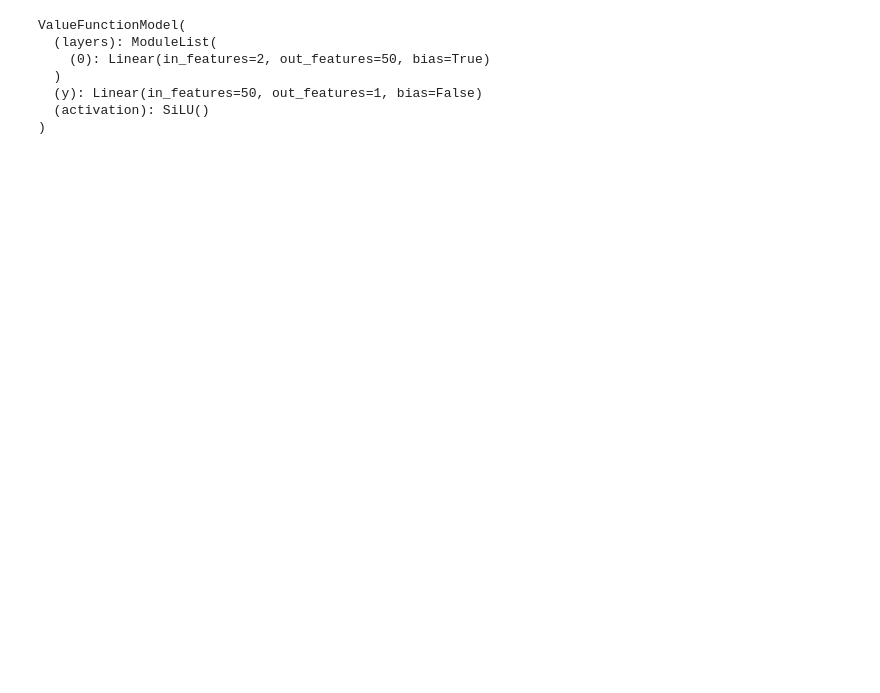
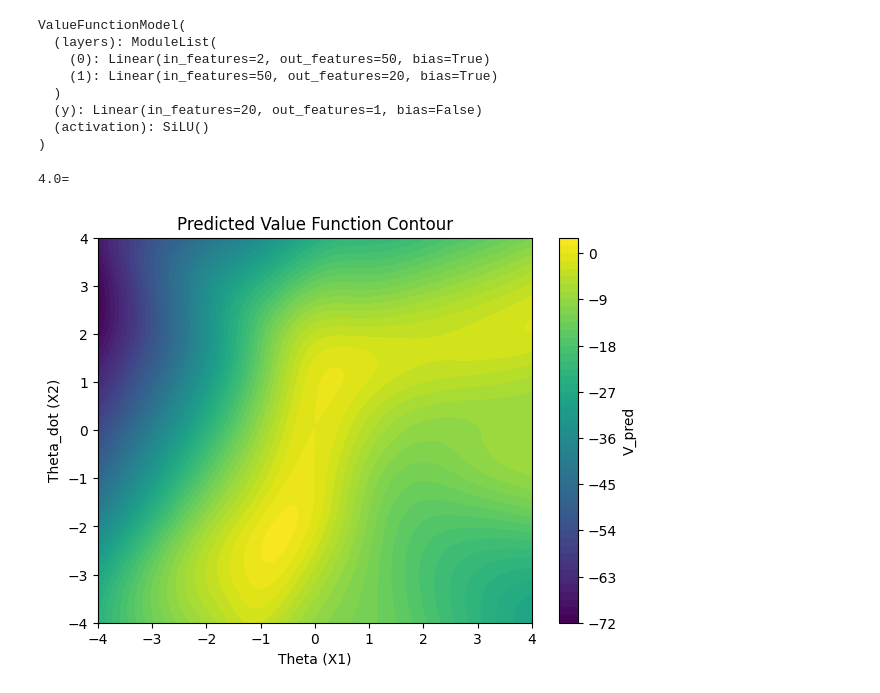
Before and after one commit to suraj1102/Optimal-Control-Problem, a Jupyter notebook: plots.ipynb, the cells around one changed output. Saved outputs shown, nothing was run; the diff lists cells and outputs as text; code cells hidden in the pictures; blank space fills up the shorter version.

```diff
--- a/plots.ipynb
+++ b/plots.ipynb
@@ -5,15 +6,16 @@ from hparams import hparams
 import numpy as np
 # %%
 device = torch.device("cuda" if torch.cuda.is_available() else "mps" if torch.backends.mps.is_available() else "cpu")
-model = ValueFunctionModel(in_dim=2, out_dim=1, hparams=hparams).to(device)
-model.load_state_dict(torch.load("models\inverted-pendulum_xtfc-unfreeze_[50]_SiLU.pt", map_location=device))
+model = ValueFunctionModel(in_dim=2, out_dim=1, hparams={**hparams, 'hidden_units': [50, 20]}).to(device)
+model.load_state_dict(torch.load("models/inverted-pendulum_xtfc_[50, 20]_SiLU.pt", map_location=device))
 model.eval()
 # %% [output]
 ValueFunctionModel(
   (layers): ModuleList(
     (0): Linear(in_features=2, out_features=50, bias=True)
+    (1): Linear(in_features=50, out_features=20, bias=True)
   )
-  (y): Linear(in_features=50, out_features=1, bias=False)
+  (y): Linear(in_features=20, out_features=1, bias=False)
   (activation): SiLU()
 )
 # %%
@@ -58,6 +60,41 @@ class PendulumState:
         self.theta_dot = self.theta_dot + theta_dot_dot * dt
         self.control_input = u
         self.time += dt
+# %%
+V_exact = None
+new_hparams = hparams.copy()
+new_hparams['input_range'] = [-4, 4]
+
+nx = 400
+x1 = np.linspace(-4, 4, nx)
+x2 = np.linspace(-4, 4, nx)
+X1, X2 = np.meshgrid(x1, x2)
+X = np.vstack([X1.ravel(), X2.ravel()]).T
+X_tensor = torch.tensor(X, dtype=torch.float32, device=device)
+
+with torch.no_grad():  # NO gradients needed
+    x_bc = torch.tensor([[0.0, 0.0]], dtype=torch.float32, device=device)
+    v_bc = torch.tensor([[0.0]], dtype=torch.float32, device=device)
+    g = model(X_tensor).cpu().numpy().reshape(nx, nx)
+    # convert tensor boundary predictions to numpy scalars for broadcasting with g
+    g_0 = model(x_bc).cpu().numpy().squeeze()
+    v_bc_val = v_bc.cpu().numpy().squeeze()
+    V_pred = g + v_bc_val - g_0
+
+
+print(f'{X2.max()}=')
+import matplotlib.pyplot as plt
+
+plt.figure(figsize=(7, 5))
+plt.contourf(X1, X2, V_pred, levels=50, cmap='viridis')
+plt.xlabel('Theta (X1)')
+plt.ylabel('Theta_dot (X2)')
+plt.title('Predicted Value Function Contour')
+plt.colorbar(label='V_pred')
+plt.show()
+# %% [output]
+4.0=
+[figure, added]
 # %%
 import matplotlib.pyplot as plt
 
```
Also changed, not shown: parts of 3 cells of this notebook, 3 other files.
